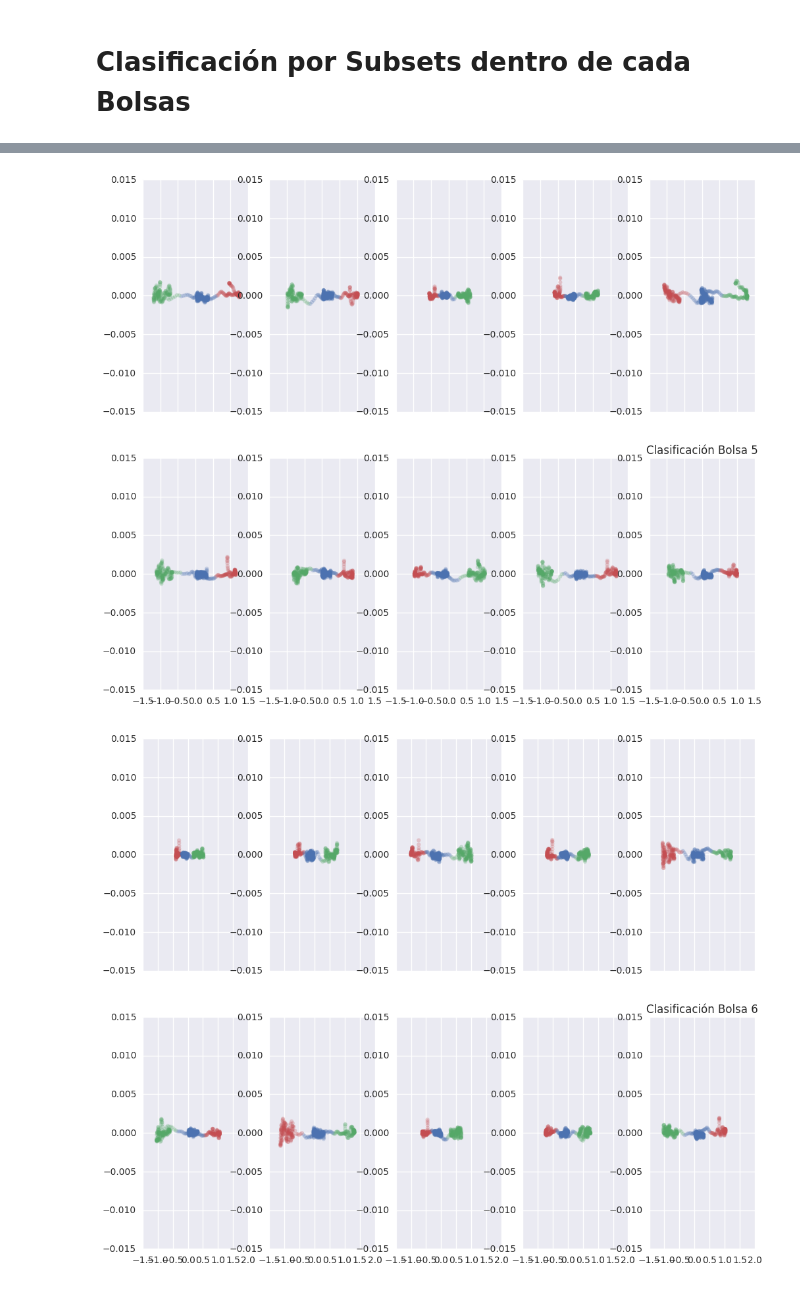
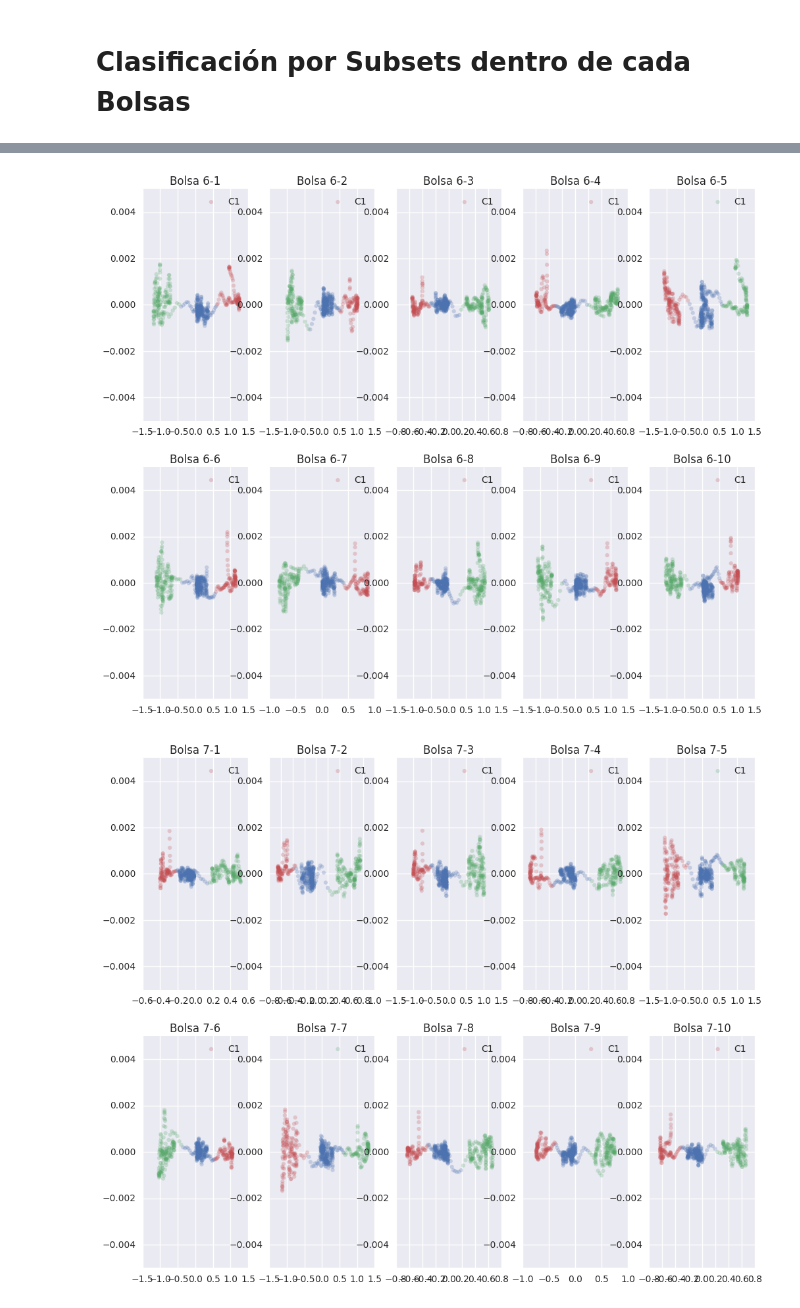
Before and after one commit to samuel1a0/prb_clustering, a Jupyter notebook: clustering.ipynb, the cells around one changed output, grey strips where cells are left out. Cells and saved outputs as stored; diff of their text form; code cells hidden in the pictures.

Commit message:
Solo falta colocarle las Legends

```diff
--- a/clustering.ipynb
+++ b/clustering.ipynb
@@ -517,43 +517,44 @@ dir_list = os.listdir("SojaData/")
 
 palette = sns.color_palette('deep', 4)
 
-fig, axarr = plt.subplots(2,5, sharex=True)
+resultados = pd.DataFrame()
+
+fig, axarr = plt.subplots(2,5)
 fig.set_size_inches(h=10, w=12)
-#plt.axes().set_ylim(-0.005, 0.005)
+#plt.subplots().axes().set_ylim([-0.005 , 0.005])
 #plt.axes().set_aspect('equal')
-#plt.axes().set_ylim(auto=True)
 plt.title("Clasificación Bolsa 1")
 for i, j in itertools.product(range(25), range(13)):
 
     f_name = "Prueba Claudio Bolsa {}-{}.csv".format(i,j)
     if f_name in dir_list:
         f = pd.read_csv("SojaData/"+f_name, index_col=0, skip_blank_lines=True, skiprows=2)
-#         f.drop(labels=["Range:","Time:"], axis=0, inplace=True)
         f.dropna(axis=1, how="any", inplace=True)
 
         pca_train = RandomizedPCA(n_components=2, random_state=10).fit(f)
         f_t = pca_train.transform(f)
         cls = KMeans(init='k-means++', n_clusters=3, random_state=10)
         labels = cls.fit_predict(f_t)
-        f["clase"] = labels
-#        print("Clasificación Bolsa {}-{}".format(i, j))
-
-        #num_axis =  str(divmod(j,5)[0]+1) + str((j%5)+1)
-#        axarr[i] = fig.add_subplot(int(num_axis), projection='2d')
+        resultados["B {0}-{1}".format(i,j)] = labels
 
         colors = [palette[x] if x >= 0 else (0.0, 0.0, 0.0) for x in labels]
+
         ind1 = divmod((j-1),5)[0]
         ind2 = ((j-1)%5)
-#        print(ind1, ind2)
-        axarr[ind1][ind2].scatter(f_t.T[0], f_t.T[1], c=colors, alpha=0.25, s=80, linewidths=0, marker=".")
-#        print(j)
-        if j==9:
+        ax = axarr[ind1][ind2]
+        ax.set_ylim([-0.005 , 0.005])
+
+#        legs = [for i in set(colors)]
+
+        ax.scatter(f_t.T[0], f_t.T[1],
+                                  c=colors, alpha=0.25, s=80, linewidths=0, marker=".", label=colors)
+        ax.legend(["C1", "C2", "C3"],loc=1)
+        ax.set_title("Bolsa {0}-{1}".format(i,j))
+        if j==10:
             fig.show()
-            fig, axarr = plt.subplots(2,5, sharex=True)
+            fig, axarr = plt.subplots(2,5)
             fig.set_size_inches(h=10, w=12)
-            #plt.axes().set_ylim(-0.005, 0.005)
-            plt.title("Clasificación Bolsa %d"%i)
-            #plt.show()
 
-        #display(f.iloc[:,-3:])
+# Descomentar la línea de abajo para ver los resultados en un DataFrame
+#display(resultados)
 # %% [output]
@@ -565,2 +566,2 @@ for i, j in itertools.product(range(25), range(13)):
-[figure, old version]
+[figure, new version]
-[figure, old version]
+[figure, new version]
```
Also changed, not shown: parts of 2 cells of this notebook.
